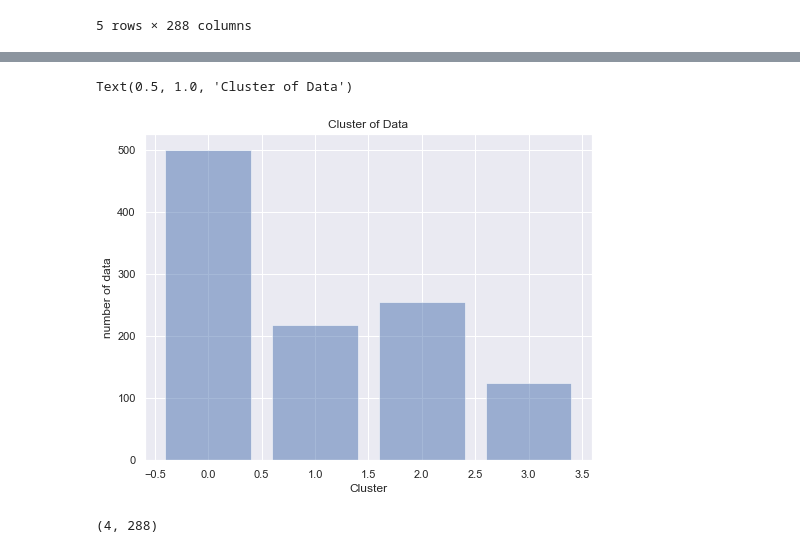
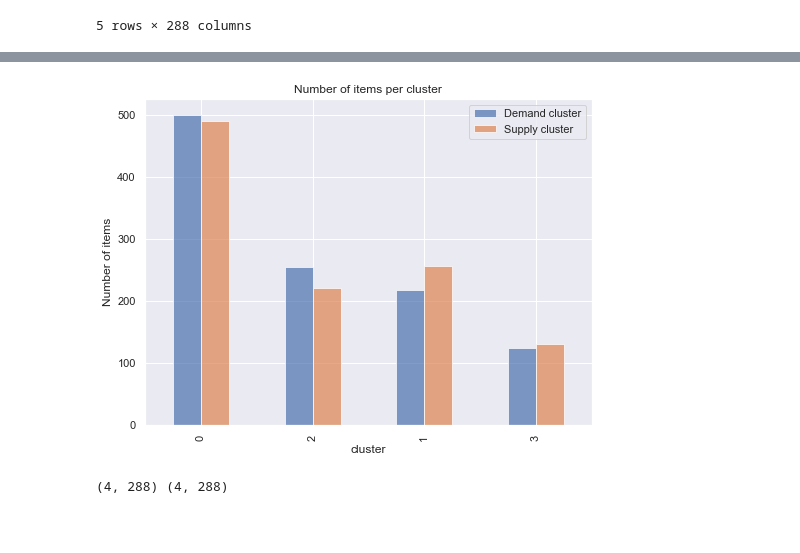
Before and after one commit to gkontogiannhs/Data-Mining, a Jupyter notebook: main.ipynb, the cells around one changed output, grey strips where cells are left out. Drawn from its saved outputs; the diff is of its cells as text; code cells hidden in the pictures; blank space fills up the shorter version.

```diff
--- a/main.ipynb
+++ b/main.ipynb
@@ -306,17 +382,18 @@ Name: cluster, dtype: int64
-# %%
-d = pd.DataFrame(matrix['cluster'].value_counts())
-fig, ax = pyplot.subplots(figsize=(8, 6))
-pyplot.bar(d.index, d['cluster'], align='center', alpha=0.5)
-pyplot.xlabel('Cluster')
-pyplot.ylabel('number of data')
-pyplot.title('Cluster of Data')
-# %% [output]
-Text(0.5, 1.0, 'Cluster of Data')
-[figure, removed]
+# %%
+d = pd.DataFrame(demand_matrix['cluster'].value_counts())
+d['s_cluster'] = source_matrix['cluster'].value_counts()
+ax = d[['cluster', 's_cluster']].plot(kind="bar",  align='center', alpha=0.7)
+ax.set_title('Number of items per cluster')
+ax.set_xlabel('cluster')
+ax.set_ylabel('Number of items')
+ax.legend(['Demand cluster', 'Supply cluster'])
+pyplot.show()
+# %% [output]
+[figure, added]
 # %%
-cluster.cluster_centers_.shape
+print(d_cluster.cluster_centers_.shape, s_cluster.cluster_centers_.shape)
 # %% [output]
-(4, 288)
+(4, 288) (4, 288)
 # %%
 from sklearn.metrics.pairwise import euclidean_distances
 
```
Also changed, not shown: parts of 28 cells of this notebook.
